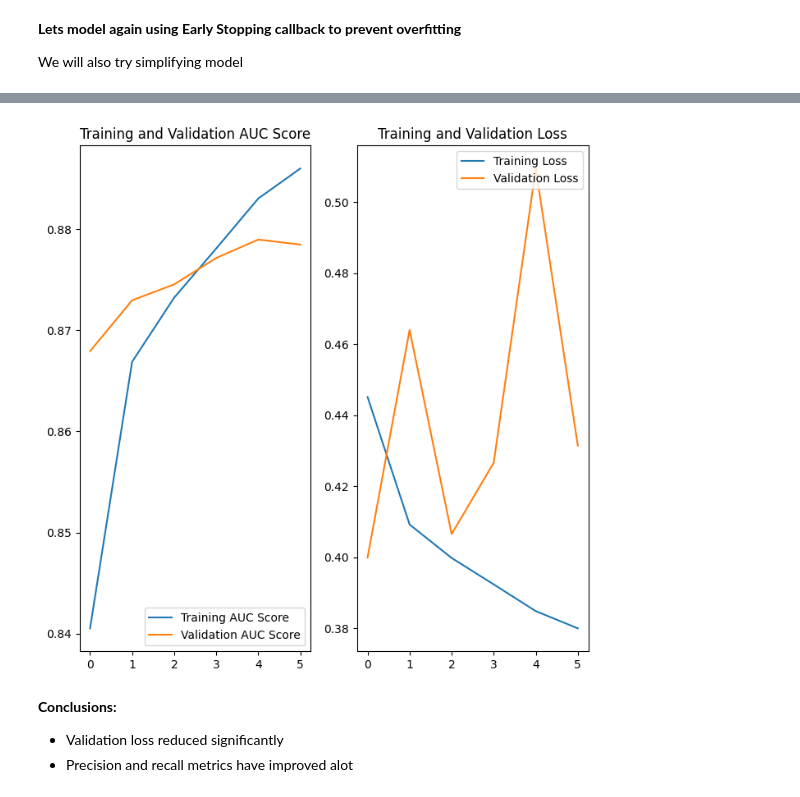
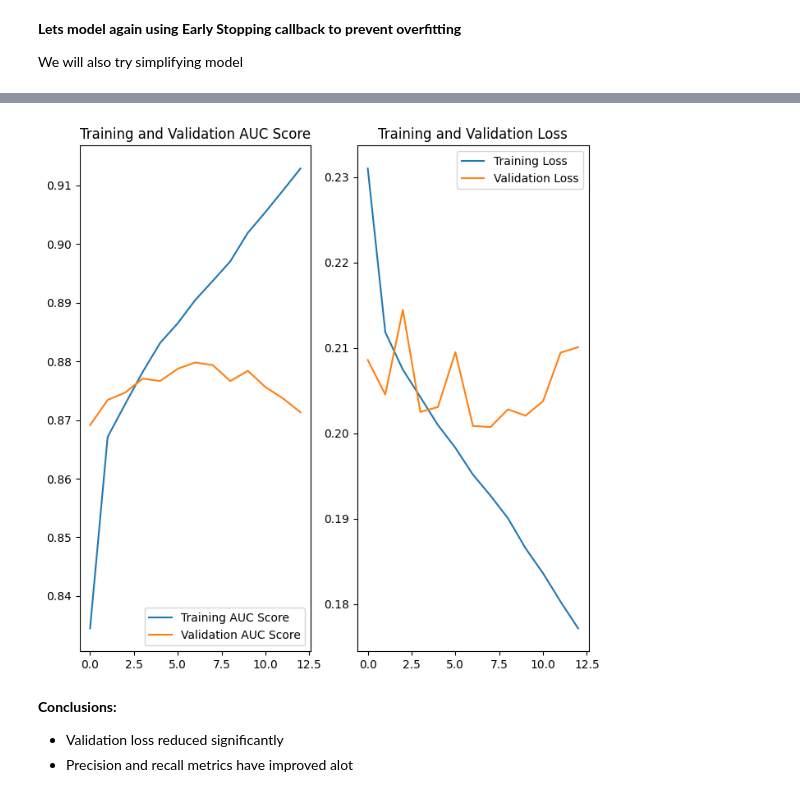
Before and after one commit to yashfirkedata/DL-Patient-Survival-Prediction, a Jupyter notebook: patient_survival_prediction_modelling.ipynb, the cells around one changed output, grey strips where cells are left out. Cells and saved outputs as stored; diff of their text form; code cells hidden in the pictures.

```diff
--- a/patient_survival_prediction_modelling.ipynb
+++ b/patient_survival_prediction_modelling.ipynb
@@ -687,9 +607,9 @@ We will also try simplifying model
 from tensorflow.keras.callbacks import EarlyStopping
 
 model_main = Sequential([
-    layers.Dense(320, input_shape = (X_train_new.shape[-1],), activation = "relu"),
-    layers.Dense(160, activation = 'relu'),
-    layers.Dense(40, activation = "relu"),
+    layers.Dense(448, input_shape = (X_train_new.shape[-1],), activation = "relu"),
+    layers.Dense(224, activation = 'relu'),
+    layers.Dense(32, activation = "relu"),
     layers.Dense(1, activation = 'sigmoid')
 ])
 
@@ -733,27 +658,27 @@ Epoch 6/100
 # %%
-auc = history_main.history['auc_7']
-val_auc = history_main.history['val_auc_7']
+auc = history_main.history['auc_2']
+val_auc = history_main.history['val_auc_2']
 
 loss = history_main.history["loss"]
 val_loss = history_main.history["val_loss"]
 
 epochs_range = range(1, len(auc) + 1)
 
 plt.figure(figsize = (8,8))
 plt.subplot(1,2,1)
 plt.plot(auc, label='Training AUC Score')
 plt.plot(val_auc, label='Validation AUC Score')
 plt.legend(loc='lower right')
 plt.title('Training and Validation AUC Score')
 
 plt.subplot(1,2,2)
 plt.plot(loss, label='Training Loss')
 plt.plot(val_loss, label='Validation Loss')
 plt.legend(loc='upper right')
 plt.title('Training and Validation Loss')
 plt.show()
 # %% [output]
-[figure, old version]
+[figure, new version]
 # %% [markdown]
 **Conclusions:**
 * Validation loss reduced significantly
```
Also changed, not shown: parts of 8 cells of this notebook.
